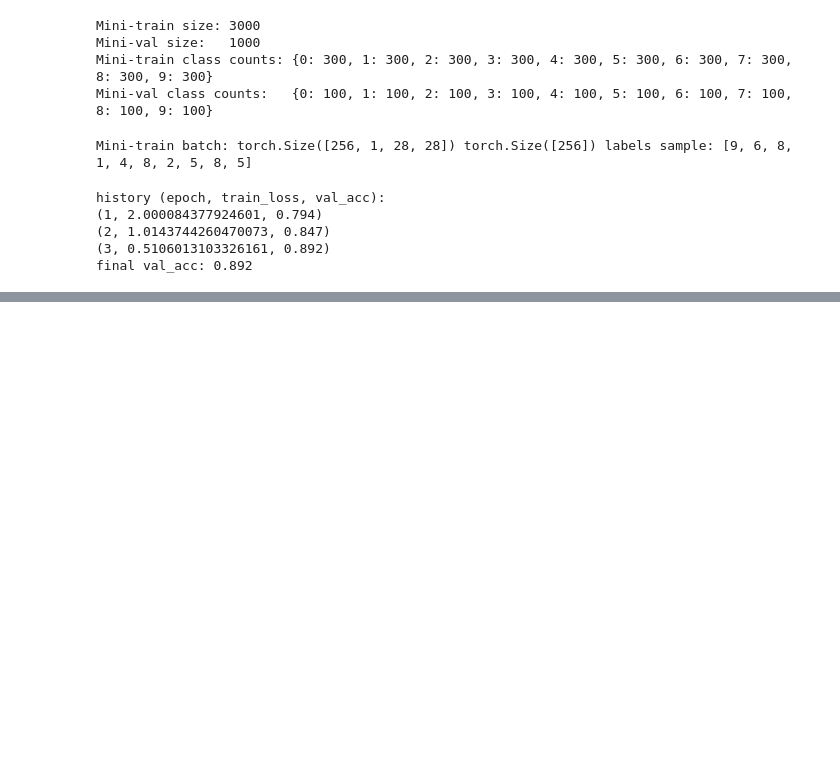
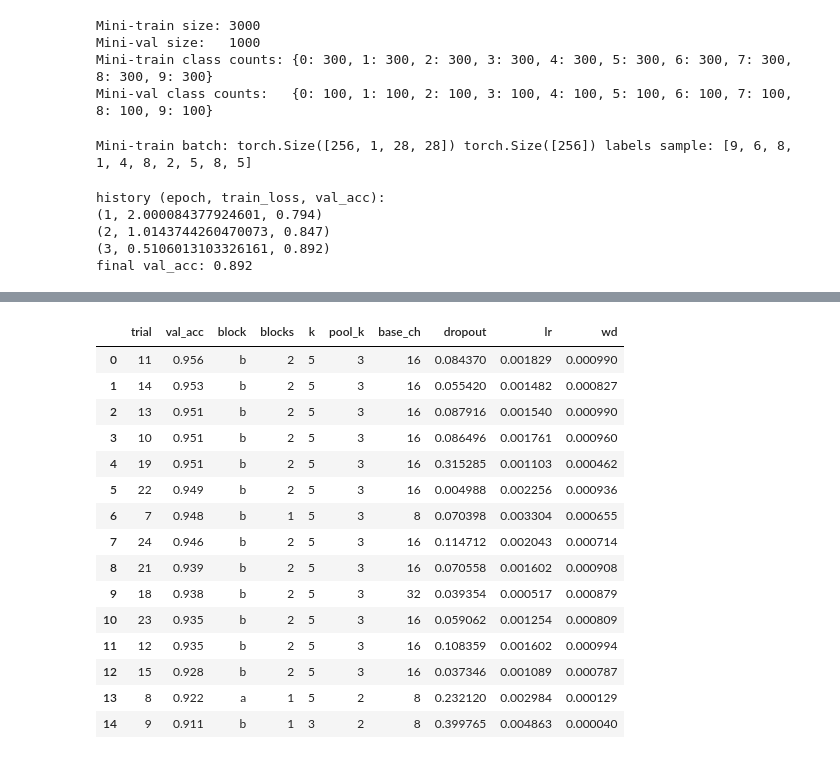
Before and after one commit to F1ameX/Modern-Methods-of-Deep-Machine-Learning, a Jupyter notebook: 4_CNN/4_CNN.ipynb, the cells around one changed output, grey strips where cells are left out. Saved outputs shown, nothing was run; the diff lists cells and outputs as text; code cells hidden in the pictures; blank space fills up the shorter version.

```diff
--- a/4_CNN/4_CNN.ipynb
+++ b/4_CNN/4_CNN.ipynb
@@ -446,3 +423,54 @@ print("best_params:", best_params)
+# %%
+trials_df = study.trials_dataframe(attrs=("number", "value", "state", "params"))
+trials_df = trials_df[trials_df["state"] == "COMPLETE"].copy()
+
+keep_cols = [
+    "number",
+    "value",
+    "params_block_type",
+    "params_n_blocks",
+    "params_kernel_size",
+    "params_pool_kernel",
+    "params_base_channels",
+    "params_dropout",
+    "params_learning_rate",
+    "params_weight_decay",
+]
+keep_cols = [c for c in keep_cols if c in trials_df.columns]
+
+trials_df = trials_df[keep_cols].sort_values("value", ascending=False).reset_index(drop=True)
+
+trials_df = trials_df.rename(columns={
+    "number": "trial",
+    "value": "val_acc",
+    "params_block_type": "block",
+    "params_n_blocks": "blocks",
+    "params_kernel_size": "k",
+    "params_pool_kernel": "pool_k",
+    "params_base_channels": "base_ch",
+    "params_dropout": "dropout",
+    "params_learning_rate": "lr",
+    "params_weight_decay": "wd",
+})
+
+display(trials_df.head(15))
+# %% [output]
+|  | trial | val_acc | block | blocks | k | pool_k | base_ch | dropout | lr | wd |
+| 0 | 11 | 0.956 | b | 2 | 5 | 3 | 16 | 0.084370 | 0.001829 | 0.000990 |
+| 1 | 14 | 0.953 | b | 2 | 5 | 3 | 16 | 0.055420 | 0.001482 | 0.000827 |
+| 2 | 13 | 0.951 | b | 2 | 5 | 3 | 16 | 0.087916 | 0.001540 | 0.000990 |
+| 3 | 10 | 0.951 | b | 2 | 5 | 3 | 16 | 0.086496 | 0.001761 | 0.000960 |
+| 4 | 19 | 0.951 | b | 2 | 5 | 3 | 16 | 0.315285 | 0.001103 | 0.000462 |
+| 5 | 22 | 0.949 | b | 2 | 5 | 3 | 16 | 0.004988 | 0.002256 | 0.000936 |
+| 6 | 7 | 0.948 | b | 1 | 5 | 3 | 8 | 0.070398 | 0.003304 | 0.000655 |
+| 7 | 24 | 0.946 | b | 2 | 5 | 3 | 16 | 0.114712 | 0.002043 | 0.000714 |
+| 8 | 21 | 0.939 | b | 2 | 5 | 3 | 16 | 0.070558 | 0.001602 | 0.000908 |
+| 9 | 18 | 0.938 | b | 2 | 5 | 3 | 32 | 0.039354 | 0.000517 | 0.000879 |
+| 10 | 23 | 0.935 | b | 2 | 5 | 3 | 16 | 0.059062 | 0.001254 | 0.000809 |
+| 11 | 12 | 0.935 | b | 2 | 5 | 3 | 16 | 0.108359 | 0.001602 | 0.000994 |
+| 12 | 15 | 0.928 | b | 2 | 5 | 3 | 16 | 0.037346 | 0.001089 | 0.000787 |
+| 13 | 8 | 0.922 | a | 1 | 5 | 2 | 8 | 0.232120 | 0.002984 | 0.000129 |
+| 14 | 9 | 0.911 | b | 1 | 3 | 2 | 8 | 0.399765 | 0.004863 | 0.000040 |
 # %%
 DEVICE = "cuda" if torch.cuda.is_available() else "cpu"
 
```
Also changed, not shown: parts of 4 cells of this notebook.
